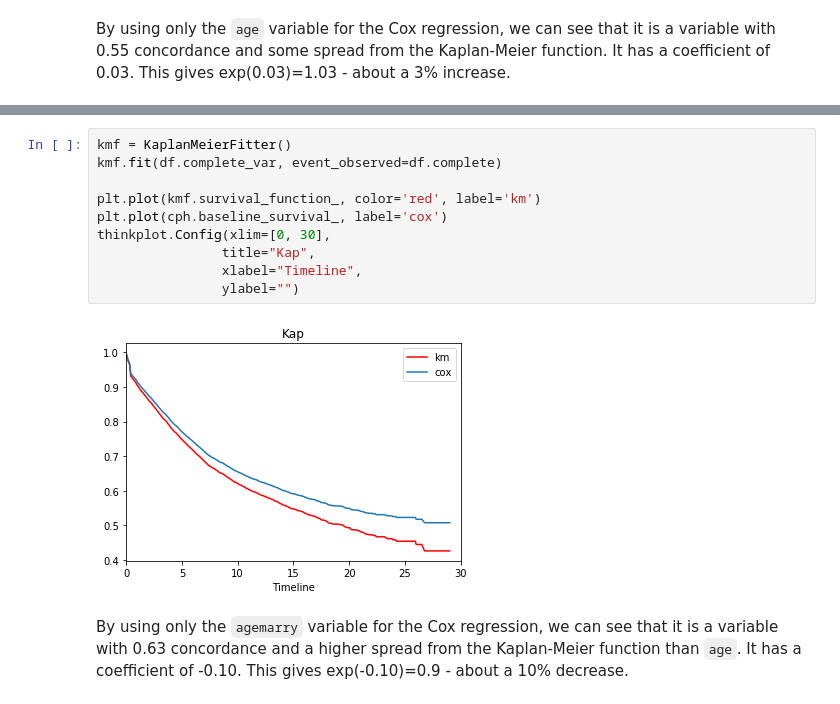
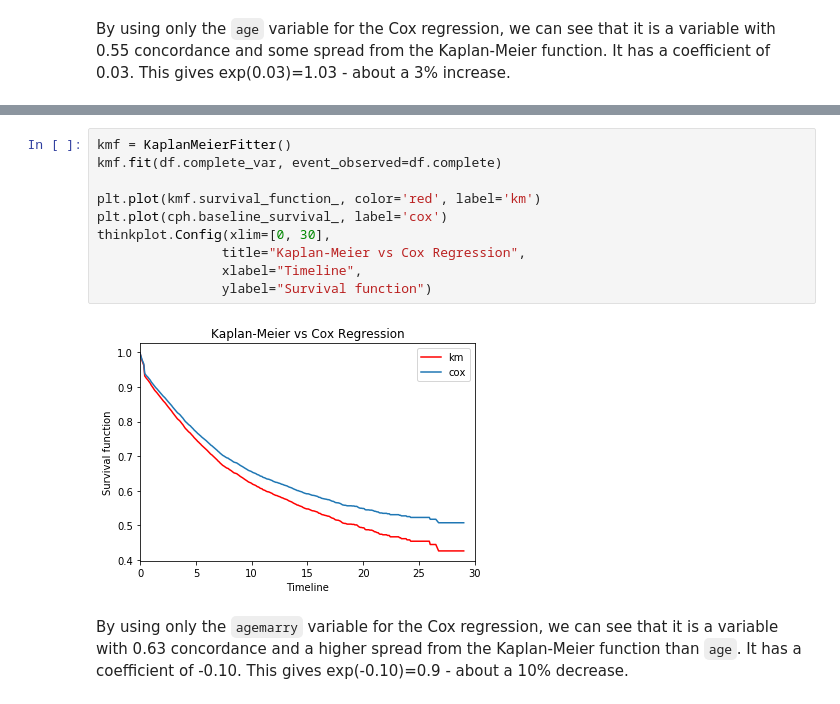
Before and after one commit to filipefborba/MarriageNSFG, a Jupyter notebook: project2/project2.ipynb, the cells around one changed output, grey strips where cells are left out. Cells and saved outputs as stored; diff of their text form.

````diff
--- a/project2/project2.ipynb
+++ b/project2/project2.ipynb
@@ -466,15 +470,15 @@ Log-likelihood ratio test = 838.80 on 1 df, -log2(p)=610.25
 # %%
 kmf = KaplanMeierFitter()
 kmf.fit(df.complete_var, event_observed=df.complete)
 
 plt.plot(kmf.survival_function_, color='red', label='km')
 plt.plot(cph.baseline_survival_, label='cox')
 thinkplot.Config(xlim=[0, 30],
-                title="Kap",
+                title="Kaplan-Meier vs Cox Regression",
                 xlabel="Timeline",
-                ylabel="")
+                ylabel="Survival function")
 # %% [output]
-[figure, old version]
+[figure, new version]
 # %% [markdown]
 By using only the ```agemarry``` variable for the Cox regression, we can see that it is a variable with 0.63 concordance and a higher spread from the Kaplan-Meier function than ```age```. It has a coefficient of -0.10. This gives exp(-0.10)=0.9 - about a 10% decrease.
 # %%
````
Also changed, not shown: parts of 15 cells of this notebook, 4 other files.
